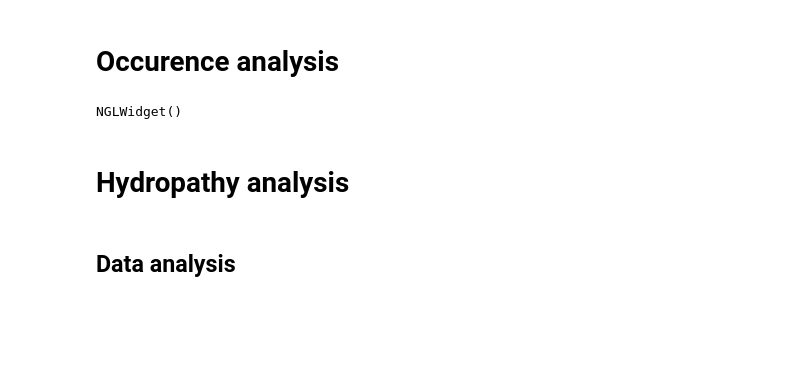
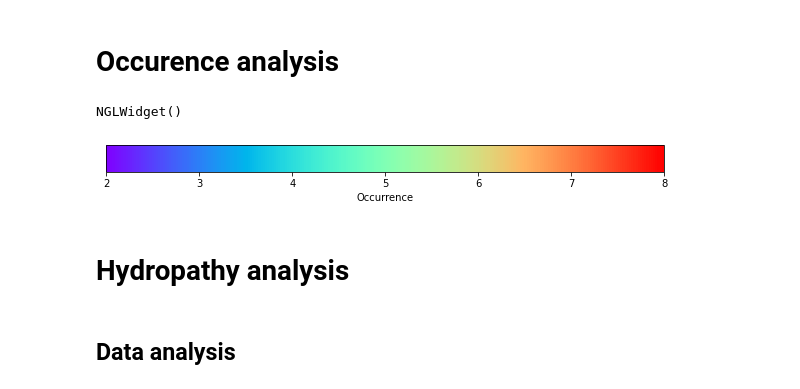
Before and after one commit to LBC-LNBio/pyKVFinder, a Jupyter notebook: etc/examples/evolutive-analysis/evolutive-analysis.ipynb, the cells around one changed output. Drawn from its saved outputs; the diff is of its cells as text; code cells hidden in the pictures; blank space fills up the shorter version.

```diff
--- a/etc/examples/evolutive-analysis/evolutive-analysis.ipynb
+++ b/etc/examples/evolutive-analysis/evolutive-analysis.ipynb
@@ -146,8 +165,8 @@ for pdb in pdbs:
         occurrence += (cavities > 1).astype(int)
 
 # Get cavity points
-cavities = ((occurrence > 1).astype('int32'))
-cavities += cavities
+noise_cutoff = 2
+cavities = 2 * ((occurrence >= noise_cutoff).astype('int32'))
 
 # Export cavities with percentage of occurrence in B-factor column
 pyKVFinder.export('./results/occurence.pdb', cavities, None, vertices, sincos, ncav=1, B=occurrence)
@@ -171,6 +190,14 @@ cavs.add_point(colorScheme='bfactor',colorScale='rainbow', colorReverse=True)
 view
 # %% [output]
 NGLWidget()
+# %%
+# Plot occurence scale
+fig, ax = plt.subplots(figsize=(10, 0.5))
+norm = mpl.colors.Normalize(vmin=noise_cutoff, vmax=occurrence.max())
+cb1 = mpl.colorbar.ColorbarBase(ax, cmap=plt.get_cmap('rainbow'), norm=norm, orientation='horizontal')
+cb1.set_label(r'Occurrence')
+# %% [output]
+[figure, added]
 # %% [markdown]
 # Hydropathy analysis
 # %%
```
Also changed, not shown: parts of 5 cells of this notebook.
